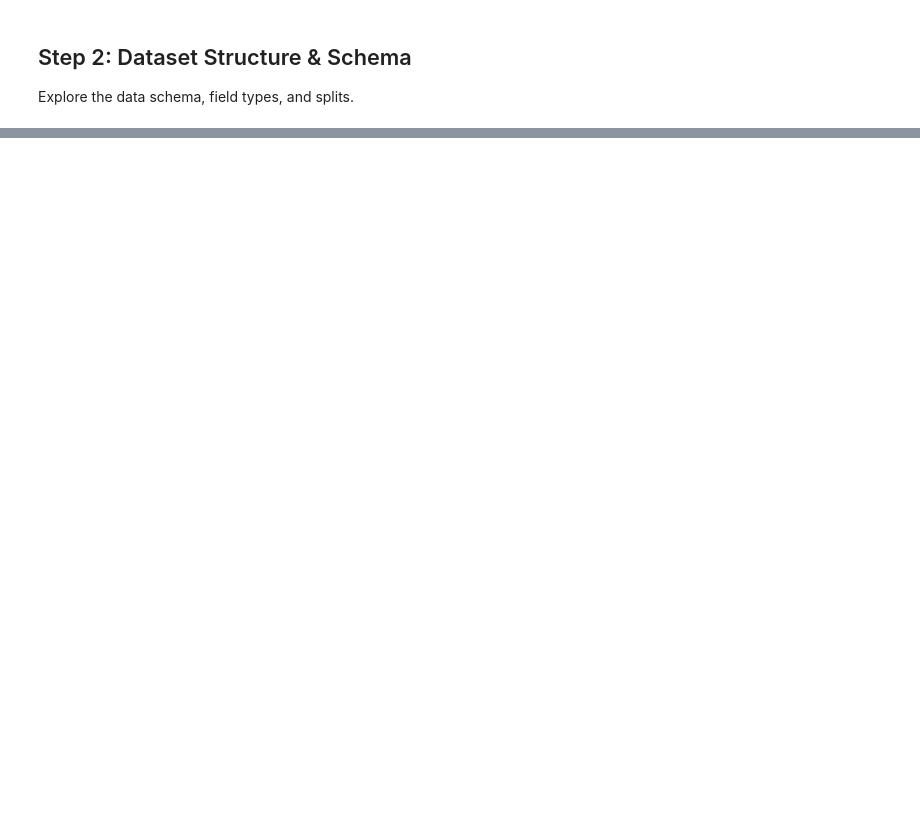
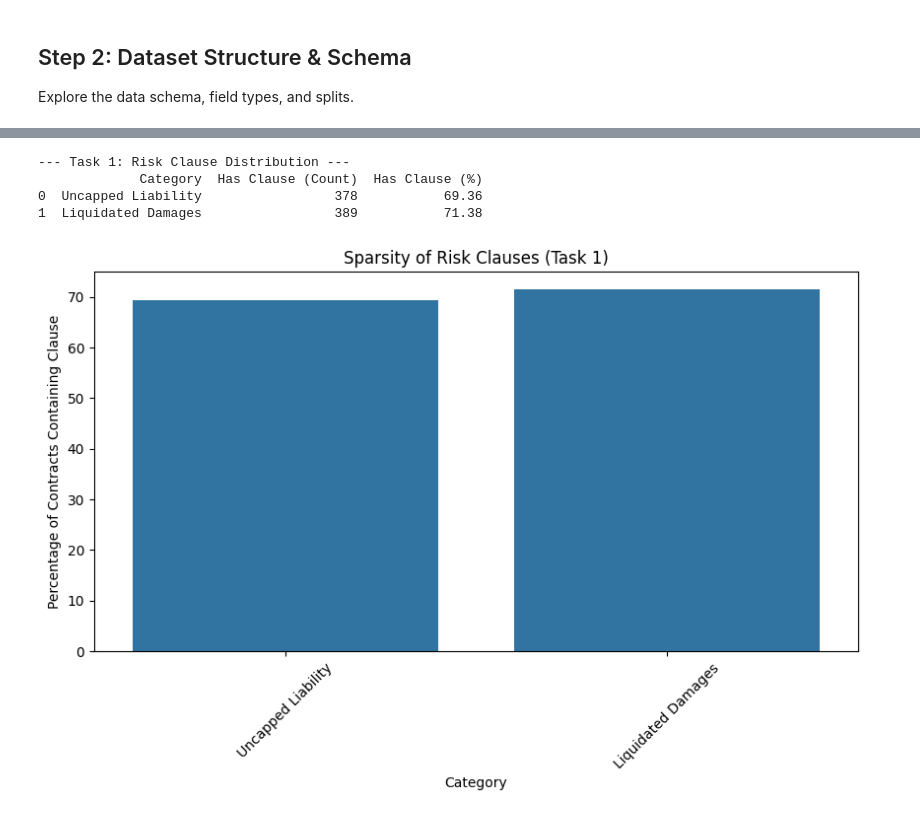
Before and after one commit to AntonisGantzos/fine_tune_llms_research, a Jupyter notebook: CUAD_dataset_exploration.ipynb, the cells around one changed output, grey strips where cells are left out. Saved outputs shown, nothing was run; the diff lists cells and outputs as text; code cells hidden in the pictures; blank space fills up the shorter version.

```diff
--- a/CUAD_dataset_exploration.ipynb
+++ b/CUAD_dataset_exploration.ipynb
@@ -271,0 +342,9 @@ print("  • Imbalance: Category distribution varies; consider sampling for trai
+# %%
+new_columns = {}
+for col in df.columns:
+    print(f"Processing column: '{col}'")
+    if "Answer" in col:
+            # Remove "Answer" from the string and append "_Answer" at the end
+            new_columns[col] = f"{col.replace('Answer', '').strip()}_Answer"
+
+df = df.rename(columns=new_columns)
@@ -271,0 +511,53 @@ print("  • Imbalance: Category distribution varies; consider sampling for trai
+# %%
+# ==========================================
+# 3. TASK 1 ANALYSIS: RISK CLAUSE RECOGNITION
+# ==========================================
+# Task: Identify existence of clauses like "Termination for Convenience", "Uncapped Liability".
+# Challenge: Class Imbalance. If 90% of contracts don't have these, the model might just guess "No".
+
+risk_categories = [
+    "Termination for Convenience",
+    "Uncapped Liability",
+    "Unlimited/All-You-Can-Eat License",
+    "Liquidated Damages"
+]
+
+print(f"\n--- Task 1: Risk Clause Distribution ---")
+
+stats = []
+for cat in risk_categories:
+    if cat in df.columns:
+        # Check Answer Column (usually 'Category Answer')
+        ans_col = f"{cat}_Answer" if f"{cat}_Answer" in df.columns else None
+
+        if ans_col:
+            # Count "Yes" vs "No" (or valid text vs empty)
+            # CUAD README says: "No" if not found.
+            has_clause = df[ans_col].apply(lambda x: 0 if str(x).lower() == "no" or pd.isna(x) else 1)
+            count = has_clause.sum()
+            stats.append({
+                "Category": cat,
+                "Has Clause (Count)": count,
+                "Has Clause (%)": round((count / len(df)) * 100, 2)
+            })
+
+stats_df = pd.DataFrame(stats)
+print(stats_df)
+
+# Visualization
+plt.figure(figsize=(10, 5))
+sns.barplot(data=stats_df, x="Category", y="Has Clause (%)")
+plt.title("Sparsity of Risk Clauses (Task 1)")
+plt.ylabel("Percentage of Contracts Containing Clause")
+plt.xticks(rotation=45)
+plt.show()
+
+# Insight for Training:
+# If percentages are low (<10%), you must use Prompt Engineering to force the model
+# to look harder, or use weighted loss during training.
+# %% [output]
+--- Task 1: Risk Clause Distribution ---
+             Category  Has Clause (Count)  Has Clause (%)
+0  Uncapped Liability                 378           69.36
+1  Liquidated Damages                 389           71.38
+[figure, added]
```
Also changed, not shown: parts of 40 cells of this notebook, 2 other files.
